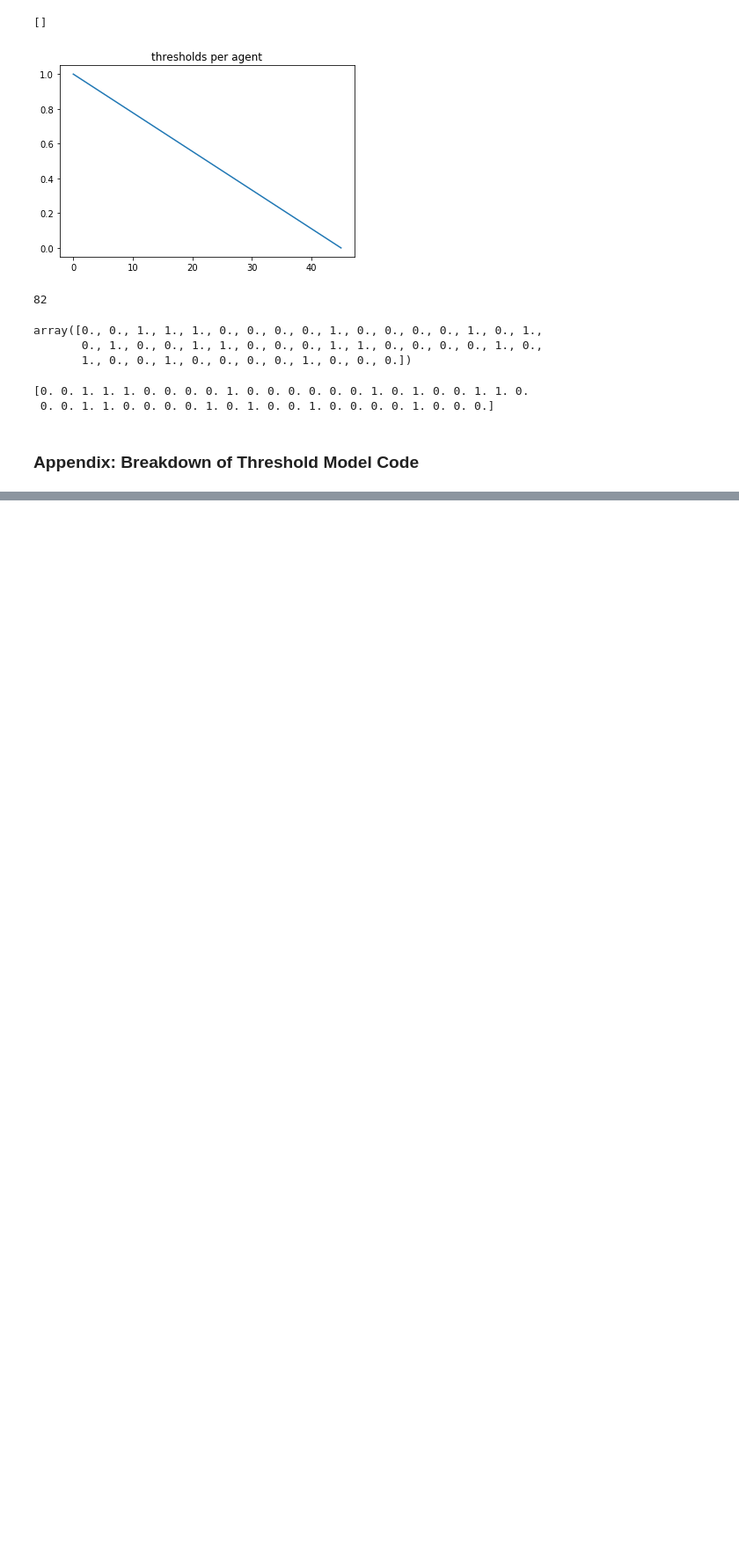
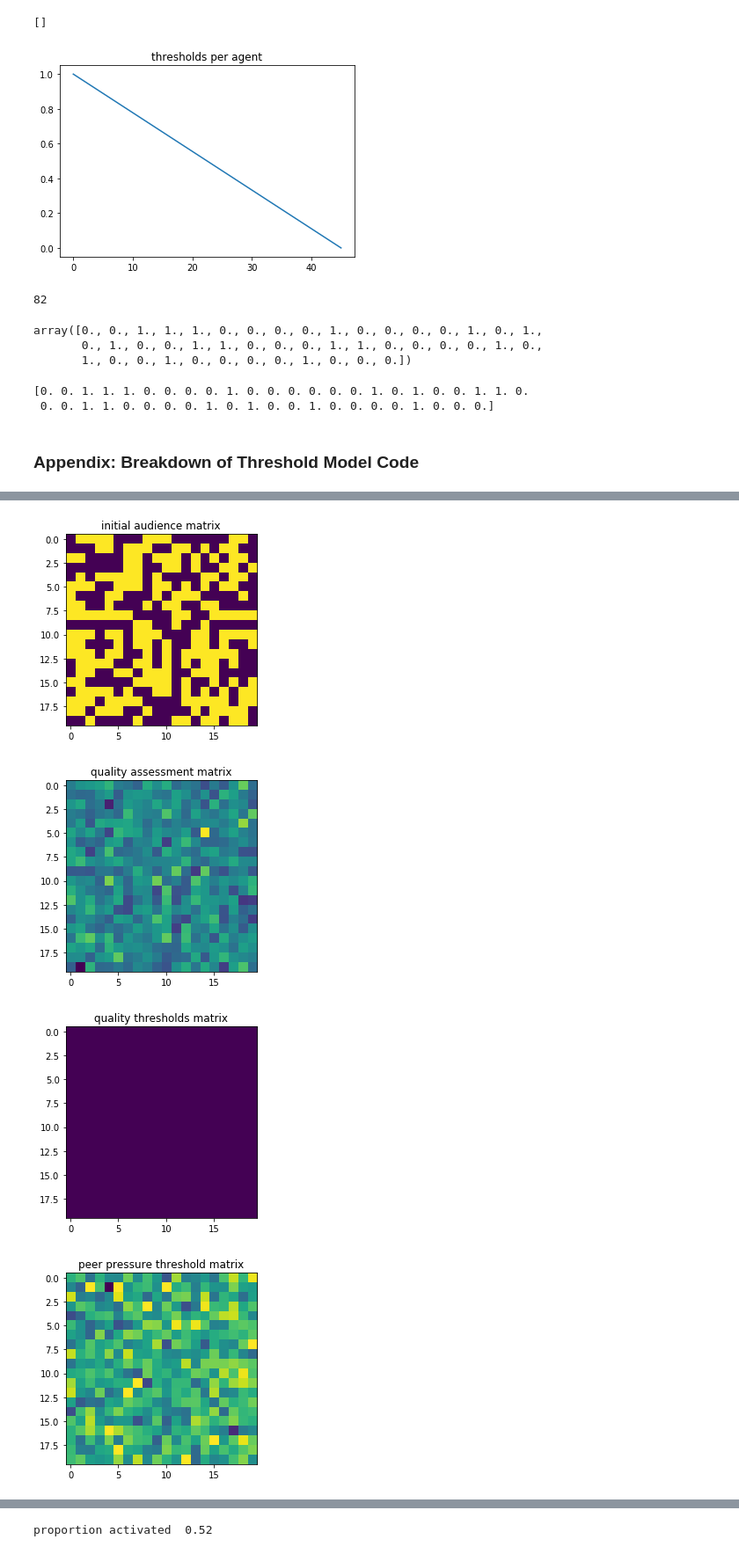
Before and after one commit to PrinceJavier/phdds_segregation_peer_effects, a Jupyter notebook: Appendix_Code _Breakdown.ipynb, the cells around one changed output, grey strips where cells are left out. Shown: that part at 88% size. Cells and saved outputs as stored; diff of their text form; code cells hidden in the pictures; blank space fills up the shorter version.

```diff
--- a/Appendix_Code _Breakdown.ipynb
+++ b/Appendix_Code _Breakdown.ipynb
@@ -789,0 +846,66 @@ def run_thresh_sim(neighborhood, props, thresh, new_dir):
+# %%
+# generate thresholds
+props = np.arange(0, 1, 1/(n**2)) # agents are indices, value is the (cumulative proportion)
+p_thresh = norm_dist(props, mean=p_mean, stdev=p_stdev) # agents are indices thresholds for peer pressure
+
+# shuffle the thresholds
+np.random.seed(42)
+np.random.shuffle(p_thresh)
+
+# we randomly assign each user with different thresholds into the nxn matrix
+# we can do this by making a matrix that maps the thresholds of each agent
+
+# initialize matrices
+np.random.seed(42)
+act_matrix = np.zeros(shape=(n, n)) # whether standing or not
+
+q_matrix = norm_dist(props, mean=q_mean, stdev=q_stdev) # get a quality assessment matrix from a (normal) distribution
+np.random.shuffle(q_matrix)
+q_matrix = q_matrix.reshape((n, n))
+
+q_thresh_matrix = np.ones(shape=(n, n)) * q_thresh # quality thresholds e.g. 0.5
+p_thresh_matrix = np.zeros(shape=(n, n)) # indicating agent's threshold re proportion of others standing up
+
+# # we get the coordinates
+coords = [(i[0][0], i[0][1]) for i in zip(np.argwhere(p_thresh_matrix==0))]
+
+# we assign agents indicated by their thresholds randomly into the matrix
+for i in range(len(coords)):
+    x, y = coords[i][0], coords[i][1]
+    p_thresh_matrix[x, y] = p_thresh[i]
+
+# those whose quality thresholds are breached will activate
+act_matrix_init = (q_matrix > q_thresh_matrix).astype(int) # initialize, we need this as the permanent standing agents
+act_matrix = act_matrix_init.copy() # this is what we update per time
+
+# prop activated
+prop_act = act_matrix.sum() / (n * n)
+
+# show matrices
+plt.imshow(act_matrix)
+plt.title('initial audience matrix')
+plt.show()
+
+# show matrices
+plt.imshow(q_matrix)
+plt.title('quality assessment matrix')
+plt.show()
+
+plt.imshow(q_thresh_matrix)
+plt.title('quality thresholds matrix')
+plt.show()
+
+plt.imshow(p_thresh_matrix)
+plt.title('peer pressure threshold matrix')
+plt.show()
+
+plt.imshow(act_matrix)
+plt.title('activated from quality')
+plt.show()
+
+print('proportion activated ', prop_act)
+# %% [output]
+[figure, added]
+[figure, added]
+[figure, added]
+[figure, added]
@@ -789,0 +913 @@ def run_thresh_sim(neighborhood, props, thresh, new_dir):
+proportion activated  0.52
```
Also changed, not shown: parts of 8 cells of this notebook, 1 other file.
